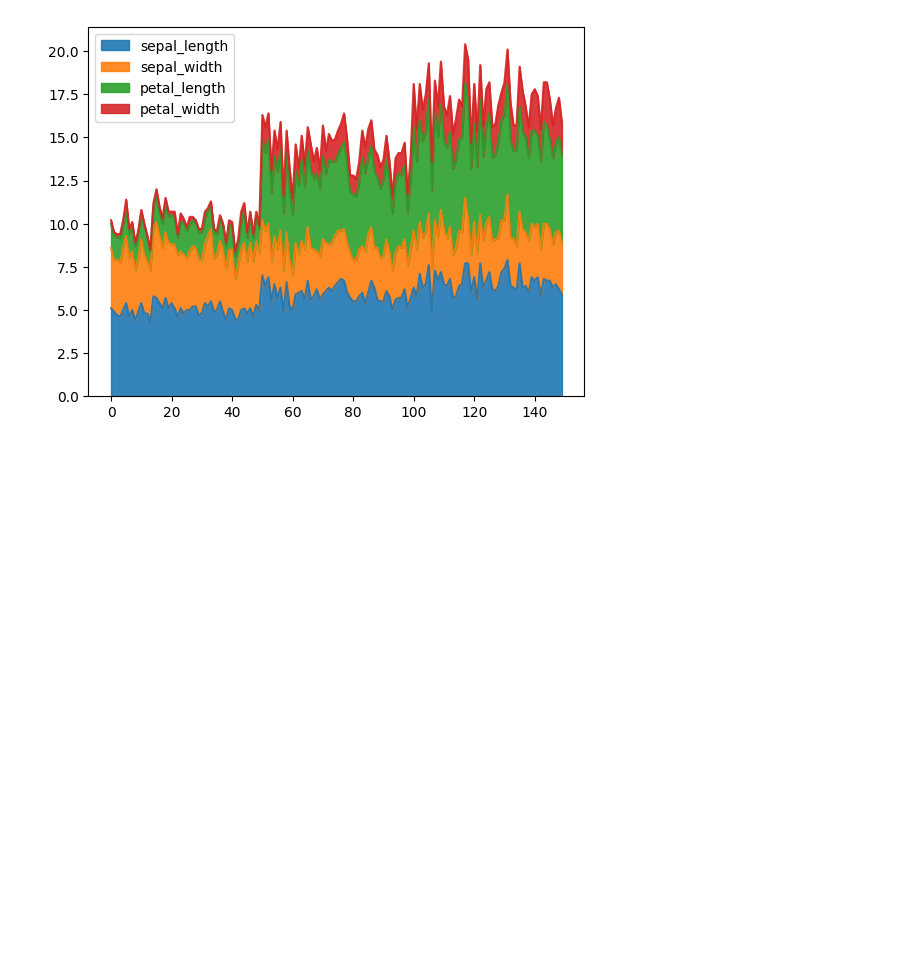
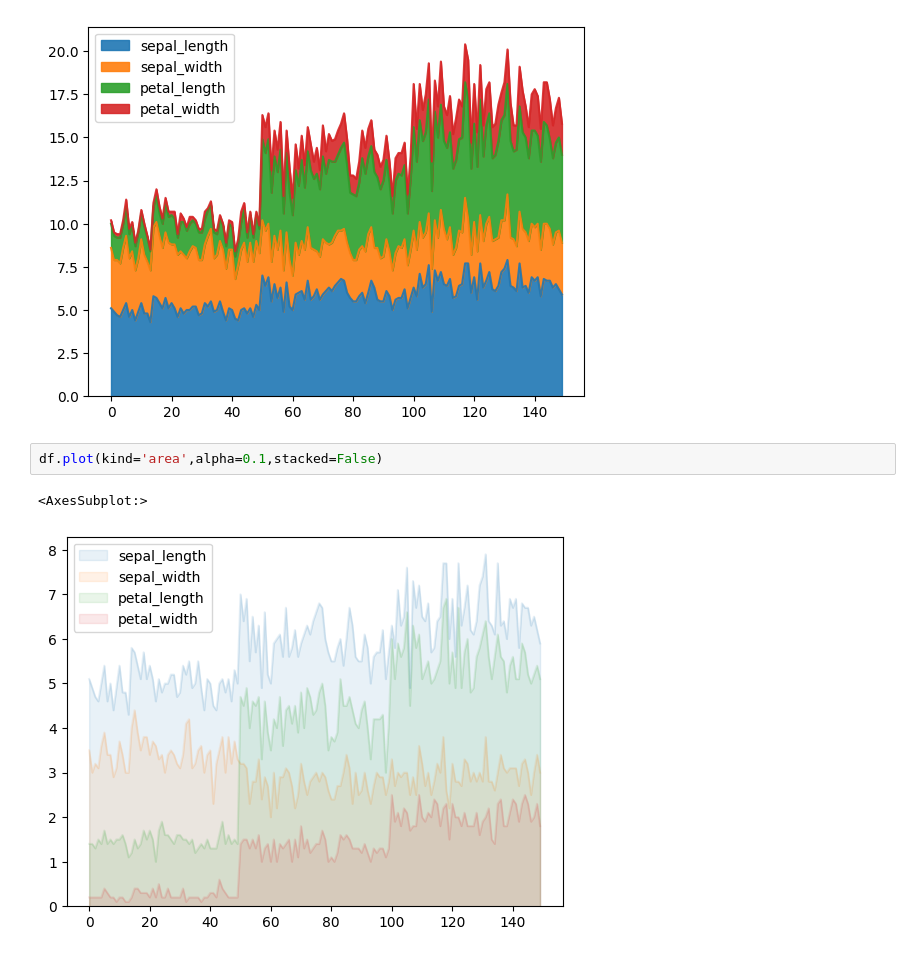
Before and after one commit to adityacs103/ineuron, a Jupyter notebook: visualization/visual2.ipynb, the cells around one changed output. Saved outputs shown, nothing was run; the diff lists cells and outputs as text; blank space fills up the shorter version.

```diff
--- a/visualization/visual2.ipynb
+++ b/visualization/visual2.ipynb
@@ -47,3 +47,8 @@ df.plot(kind='area',alpha=0.9)
 # %% [output]
 <AxesSubplot:>
 [figure]
+# %%
+df.plot(kind='area',alpha=0.1,stacked=False)
+# %% [output]
+<AxesSubplot:>
+[figure, added]
```
Also changed, not shown: parts of 3 cells of this notebook.
